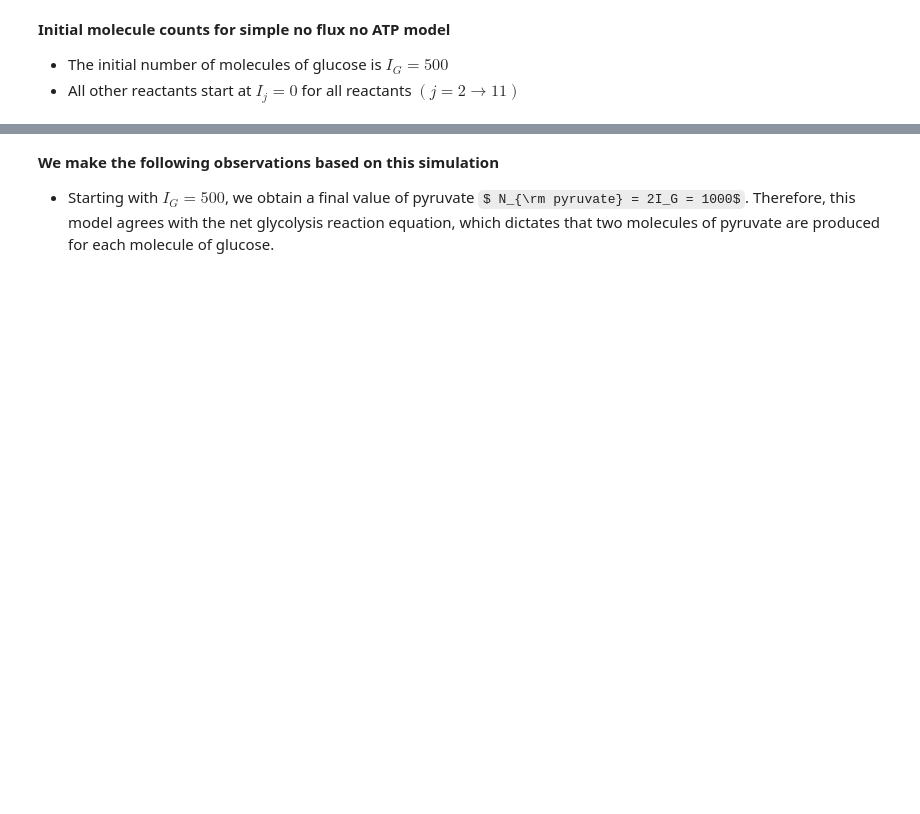
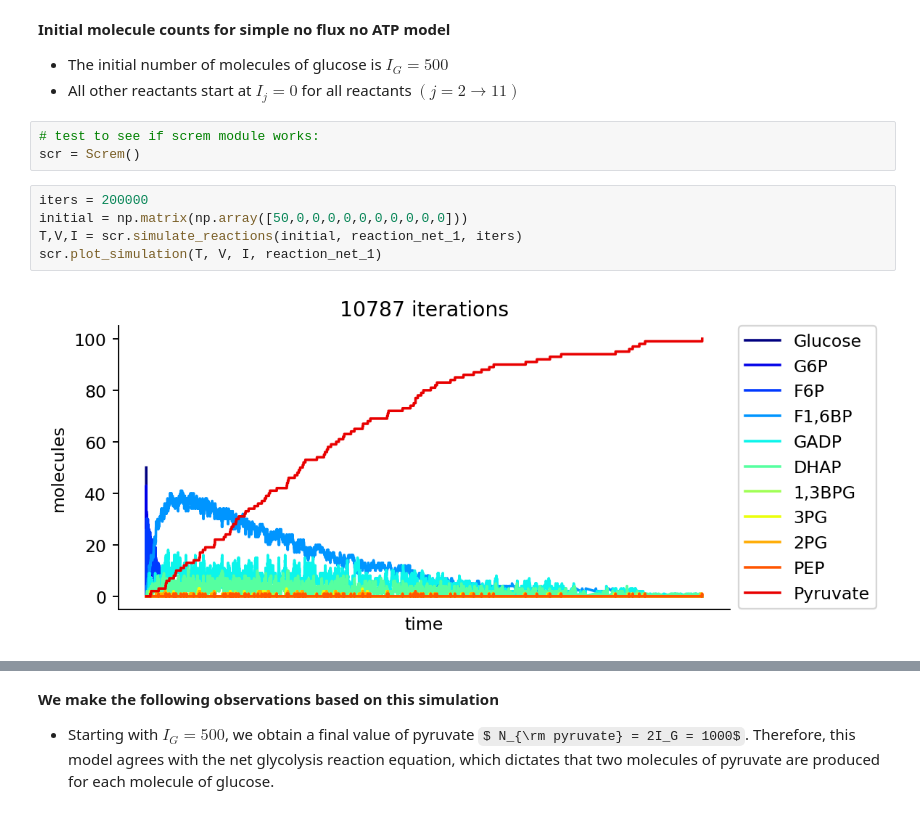
Before and after one commit to smorabit/screm, a Jupyter notebook: glycolysis.ipynb, the cells around one changed output, grey strips where cells are left out. Drawn from its saved outputs; the diff is of its cells as text; some formulas as TeX source; blank space fills up the shorter version.

```diff
--- a/glycolysis.ipynb
+++ b/glycolysis.ipynb
@@ -271,6 +272,16 @@ reaction_net_1 = {"reactants": reactants,
 
 * The initial number of molecules of glucose is $I_G = 500$
 * All other reactants start at $I_j = 0$ for all reactants $(j=2\rightarrow11)$
+# %%
+# test to see if screm module works:
+scr = Screm()
+# %%
+iters = 200000
+initial = np.matrix(np.array([50,0,0,0,0,0,0,0,0,0,0]))
+T,V,I = scr.simulate_reactions(initial, reaction_net_1, iters)
+scr.plot_simulation(T, V, I, reaction_net_1)
+# %% [output]
+[figure, added]
 # %%
 iters = 200000
 initial = np.matrix(np.array([500,0,0,0,0,0,0,0,0,0,0]))
```
Also changed, not shown: parts of 16 cells of this notebook, 1 other file.
